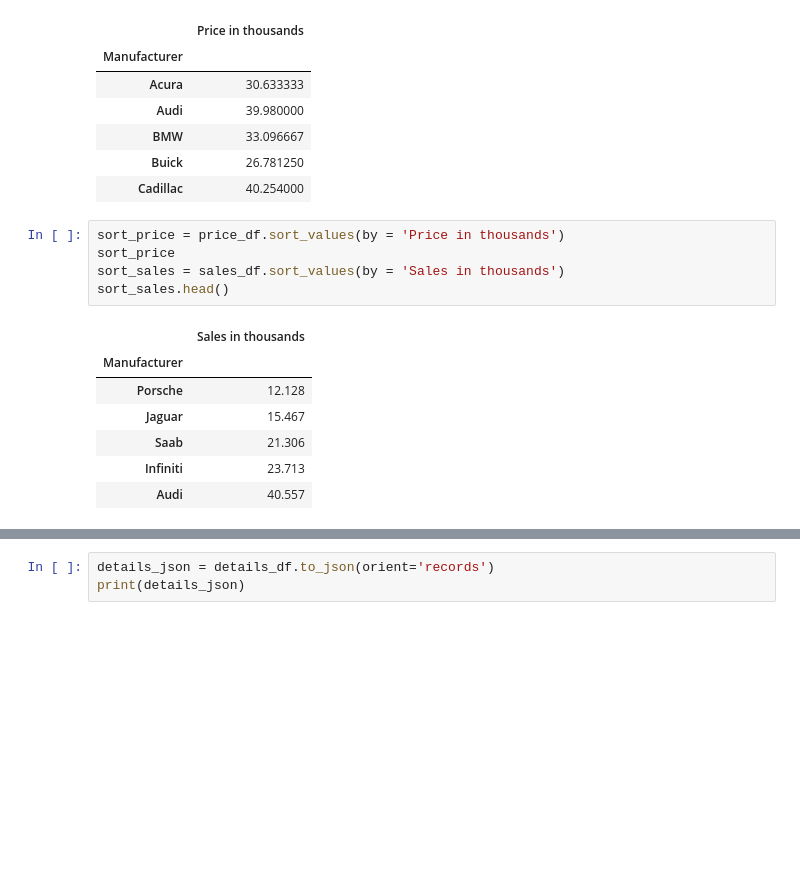
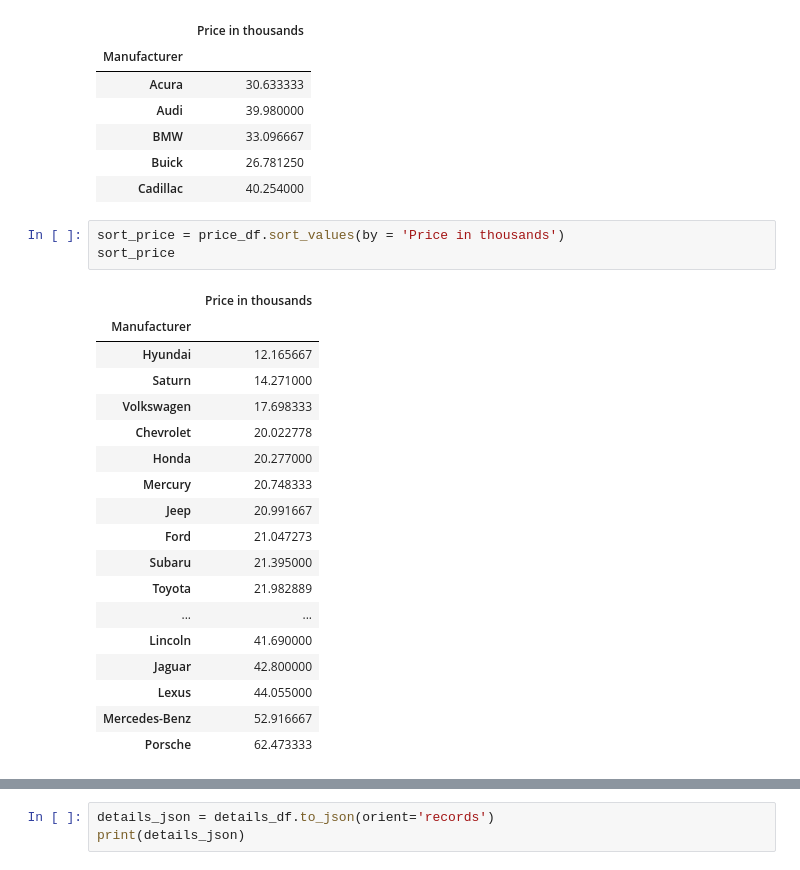
Before and after one commit to CarlosCocuy/ProjectETL, a Jupyter notebook: Project 2 ETL.ipynb, the cells around one changed output, grey strips where cells are left out. Saved outputs shown, nothing was run; the diff lists cells and outputs as text; blank space fills up the shorter version.

```diff
--- a/Project 2 ETL.ipynb
+++ b/Project 2 ETL.ipynb
@@ -87,13 +89,22 @@ price_df.head()
 # %%
 sort_price = price_df.sort_values(by = 'Price in thousands')
 sort_price
-sort_sales = sales_df.sort_values(by = 'Sales in thousands')
-sort_sales.head()
 # %% [output]
-|  | Sales in thousands |
+|  | Price in thousands |
 | Manufacturer |  |
-| Porsche | 12.128 |
-| Jaguar | 15.467 |
-| Saab | 21.306 |
-| Infiniti | 23.713 |
-| Audi | 40.557 |
+| Hyundai | 12.165667 |
+| Saturn | 14.271000 |
+| Volkswagen | 17.698333 |
+| Chevrolet | 20.022778 |
+| Honda | 20.277000 |
+| Mercury | 20.748333 |
+| Jeep | 20.991667 |
+| Ford | 21.047273 |
+| Subaru | 21.395000 |
+| Toyota | 21.982889 |
+| ... | ... |
+| Lincoln | 41.690000 |
+| Jaguar | 42.800000 |
+| Lexus | 44.055000 |
+| Mercedes-Benz | 52.916667 |
+| Porsche | 62.473333 |
```
Also changed, not shown: parts of 8 cells of this notebook, 1 other file.
